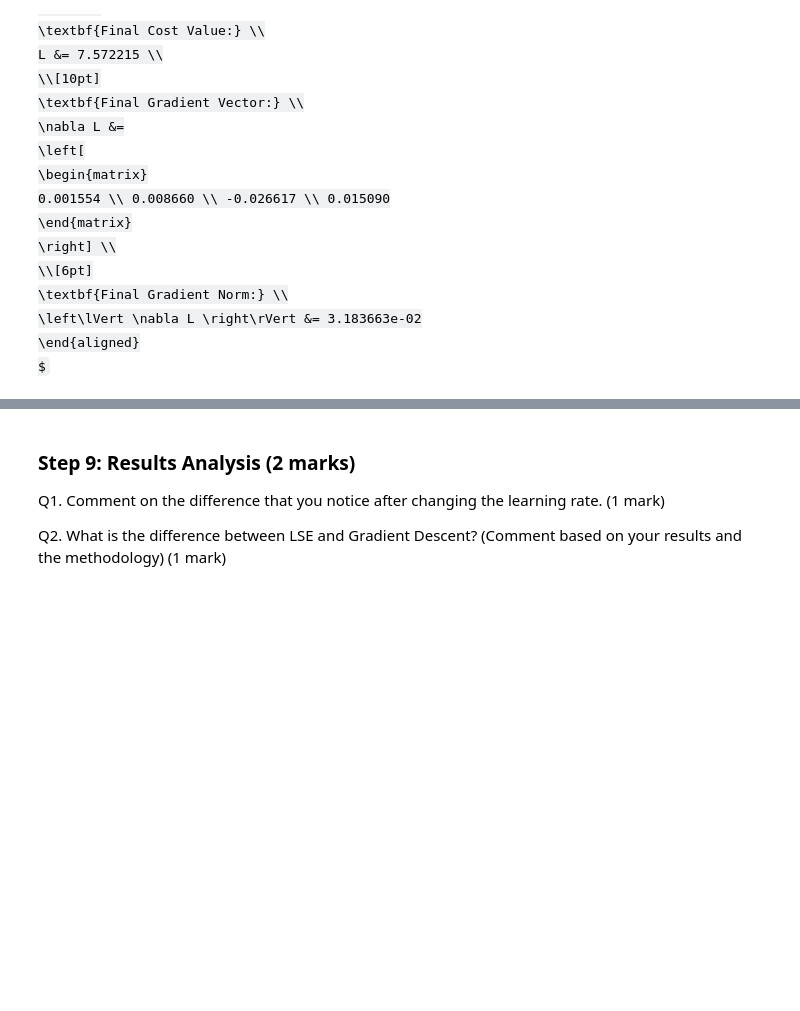
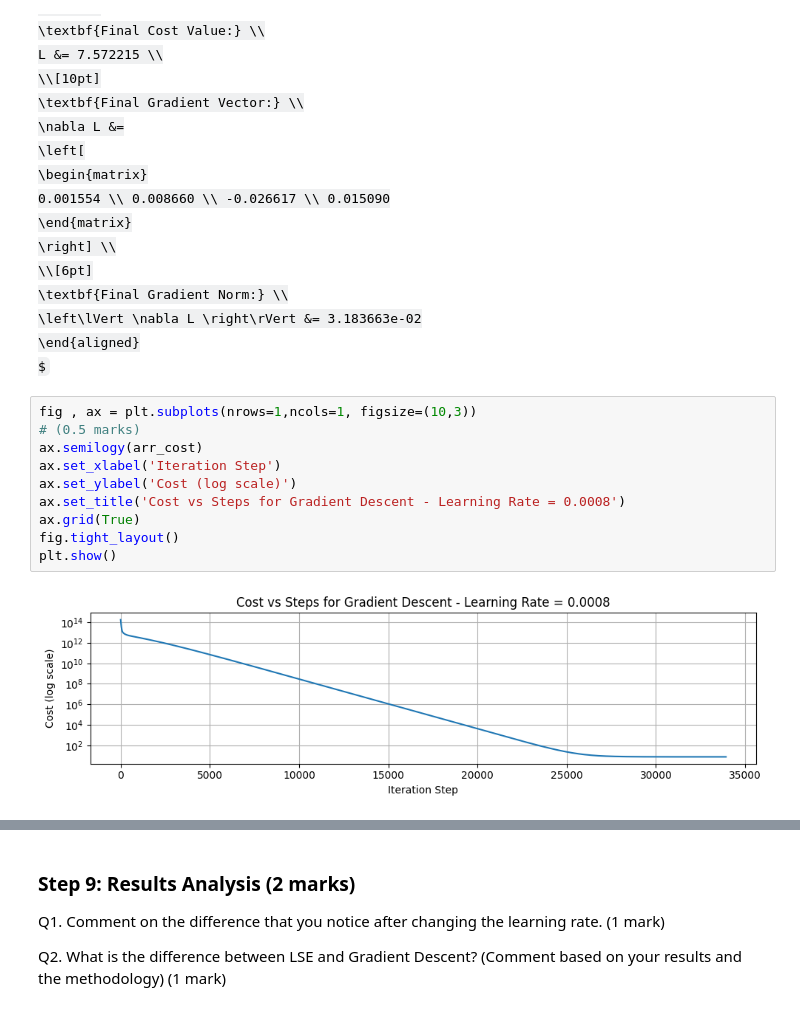
Before and after one commit to hannaginther/ENGG680_2025_Fall, a Jupyter notebook: Lab_Assignment2/Assignment2_Upload.ipynb, the cells around one changed output, grey strips where cells are left out. Cells and saved outputs as stored; diff of their text form; some formulas as TeX source; blank space fills up the shorter version.

```diff
--- a/Lab_Assignment2/Assignment2_Upload.ipynb
+++ b/Lab_Assignment2/Assignment2_Upload.ipynb
@@ -1162,6 +1178,18 @@ L &= 7.572215 \\
 \left\lVert \nabla L \right\rVert &= 3.183663e-02
 \end{aligned}
 $
+# %%
+fig , ax = plt.subplots(nrows=1,ncols=1, figsize=(10,3))
+# (0.5 marks)
+ax.semilogy(arr_cost)
+ax.set_xlabel('Iteration Step')
+ax.set_ylabel('Cost (log scale)')
+ax.set_title('Cost vs Steps for Gradient Descent - Learning Rate = 0.0008')
+ax.grid(True)
+fig.tight_layout()
+plt.show()
+# %% [output]
+[figure, added]
 # %%
 fig , ax = plt.subplots(nrows=1,ncols=1, figsize=(10,3))
 # (0.5 marks)
```
Also changed, not shown: parts of 8 cells of this notebook.
